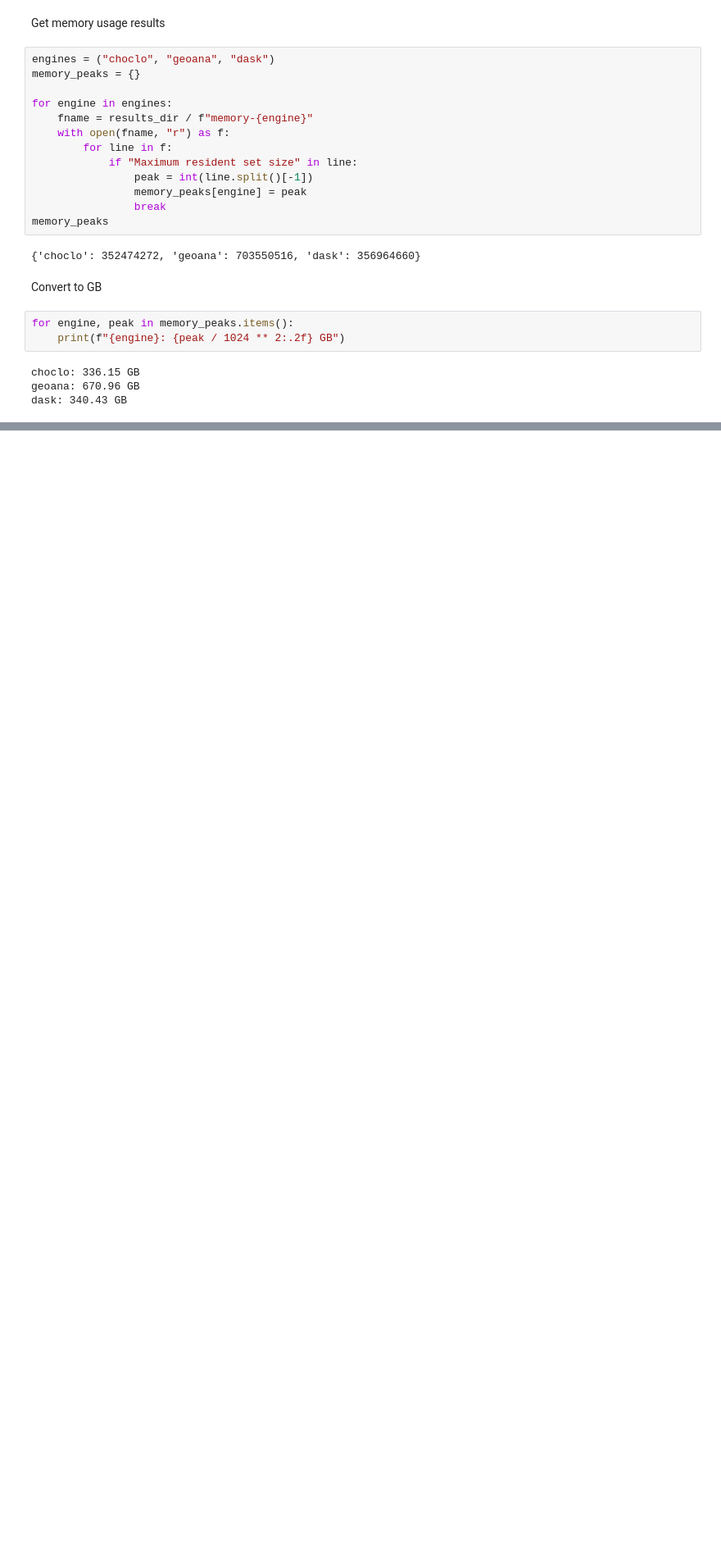
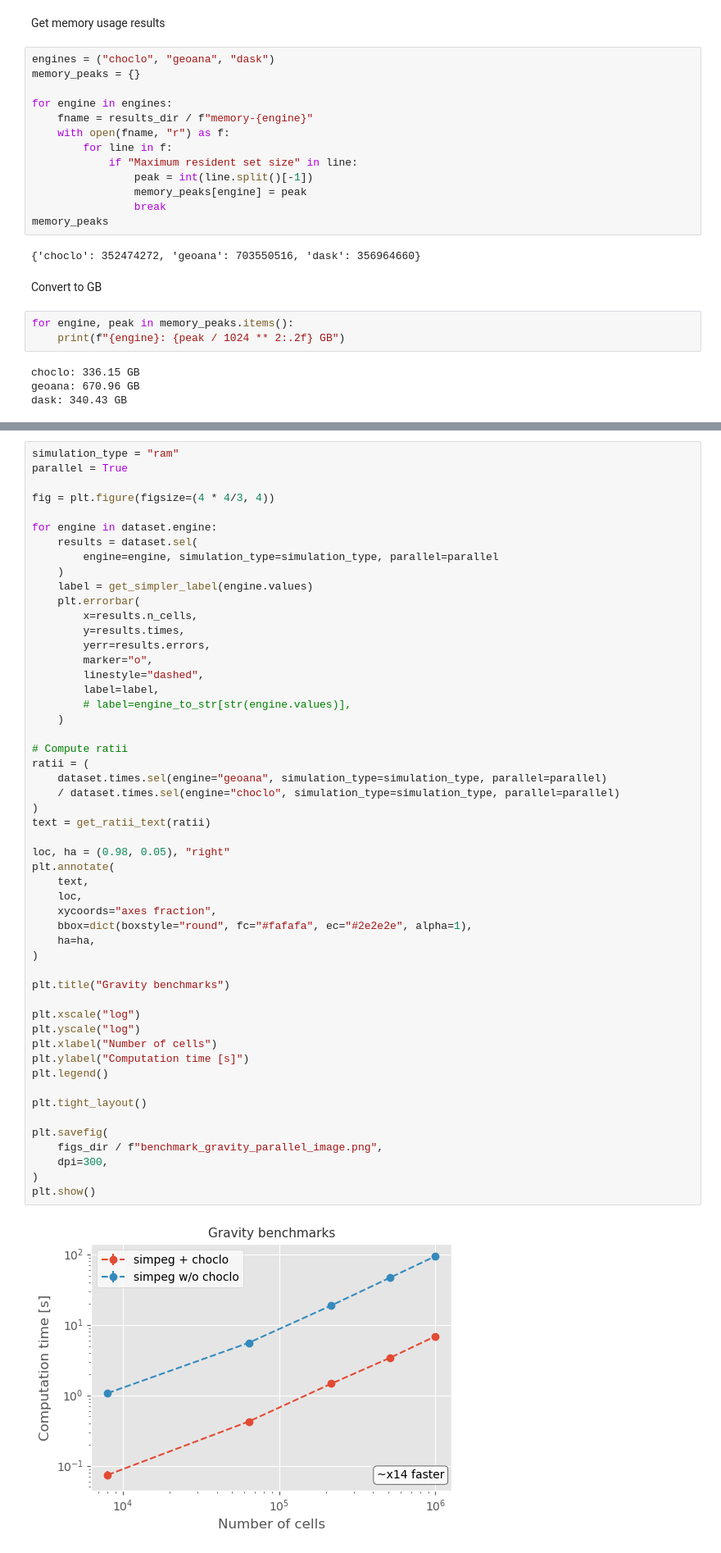
Before and after one commit to santisoler/simpeg-benchmarks-gravity, a Jupyter notebook: notebooks/99-figures.ipynb, the cells around one changed output, grey strips where cells are left out. Shown: that part at 82% size. Saved outputs shown, nothing was run; the diff lists cells and outputs as text; blank space fills up the shorter version.

```diff
--- a/notebooks/99-figures.ipynb
+++ b/notebooks/99-figures.ipynb
@@ -678,0 +782,54 @@ dask: 340.43 GB
+# %%
+simulation_type = "ram"
+parallel = True
+
+fig = plt.figure(figsize=(4 * 4/3, 4))
+
+for engine in dataset.engine:
+    results = dataset.sel(
+        engine=engine, simulation_type=simulation_type, parallel=parallel
+    )
+    label = get_simpler_label(engine.values)
+    plt.errorbar(
+        x=results.n_cells,
+        y=results.times,
+        yerr=results.errors,
+        marker="o",
+        linestyle="dashed",
+        label=label,
+        # label=engine_to_str[str(engine.values)],
+    )
+
+# Compute ratii
+ratii = (
+    dataset.times.sel(engine="geoana", simulation_type=simulation_type, parallel=parallel)
+    / dataset.times.sel(engine="choclo", simulation_type=simulation_type, parallel=parallel)
+)
+text = get_ratii_text(ratii)
+
+loc, ha = (0.98, 0.05), "right"
+plt.annotate(
+    text,
+    loc,
+    xycoords="axes fraction",
+    bbox=dict(boxstyle="round", fc="#fafafa", ec="#2e2e2e", alpha=1),
+    ha=ha,
+)
+
+plt.title("Gravity benchmarks")
+
+plt.xscale("log")
+plt.yscale("log")
+plt.xlabel("Number of cells")
+plt.ylabel("Computation time [s]")
+plt.legend()
+
+plt.tight_layout()
+
+plt.savefig(
+    figs_dir / f"benchmark_gravity_parallel_image.png",
+    dpi=300,
+)
+plt.show()
+# %% [output]
+[figure, added]
```
Also changed, not shown: parts of 17 cells of this notebook, 13 other files.
